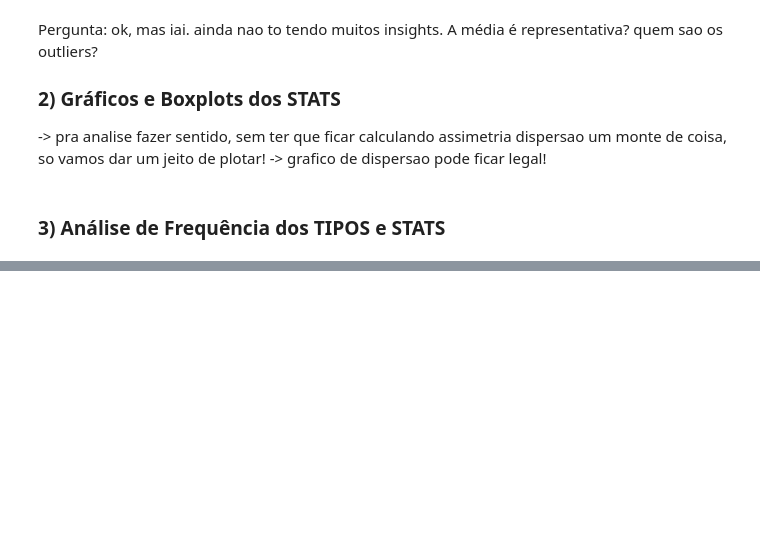
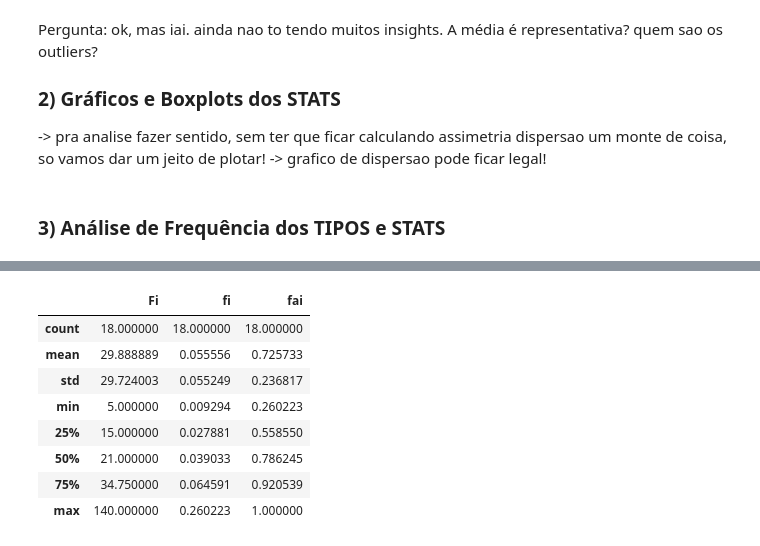
Before and after one commit to stepsbtw/pokestatistica, a Jupyter notebook: pokestatistica.ipynb, the cells around one changed output, grey strips where cells are left out. Saved outputs shown, nothing was run; the diff lists cells and outputs as text; code cells hidden in the pictures; blank space fills up the shorter version.

```diff
--- a/pokestatistica.ipynb
+++ b/pokestatistica.ipynb
@@ -144,6 +178,6 @@ tipo2_Fi = df['type2'].value_counts() # absoluta
 tipo2_fi = df['type2'].value_counts(normalize=True)
 tipo2_fai = tipo2_fi.cumsum()
 
-tipo2_frequencias = pd.DataFrame({'Fi': tipo2_Fi,
+tipo2_freq = pd.DataFrame({'Fi': tipo2_Fi,
                                   'fi': tipo2_fi,
                                   'fai': tipo2_fai})
@@ -172,0 +205,13 @@ Mesma coisa, agora é so plotar pra gente ter uma noção.
+# %%
+# como analisar essa distribuição?
+tipo2_freq.describe() # nao conclui muita coisa.
+# %% [output]
+|  | Fi | fi | fai |
+| count | 18.000000 | 18.000000 | 18.000000 |
+| mean | 29.888889 | 0.055556 | 0.725733 |
+| std | 29.724003 | 0.055249 | 0.236817 |
+| min | 5.000000 | 0.009294 | 0.260223 |
+| 25% | 15.000000 | 0.027881 | 0.558550 |
+| 50% | 21.000000 | 0.039033 | 0.786245 |
+| 75% | 34.750000 | 0.064591 | 0.920539 |
+| max | 140.000000 | 0.260223 | 1.000000 |
```
Also changed, not shown: parts of 13 cells of this notebook.
